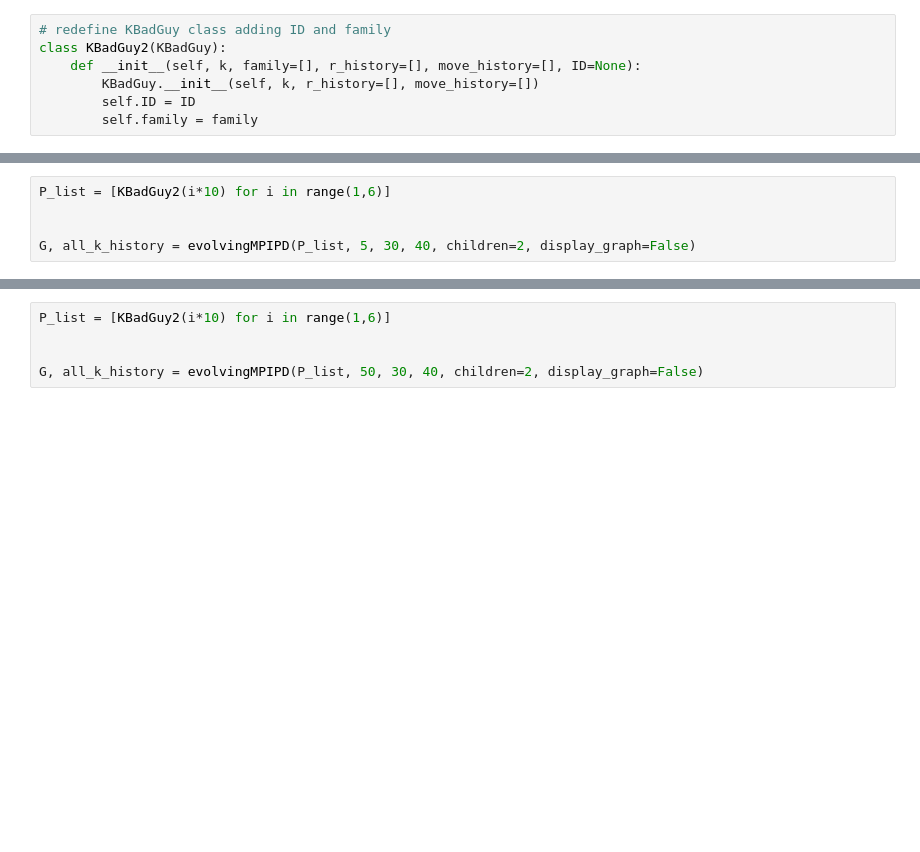
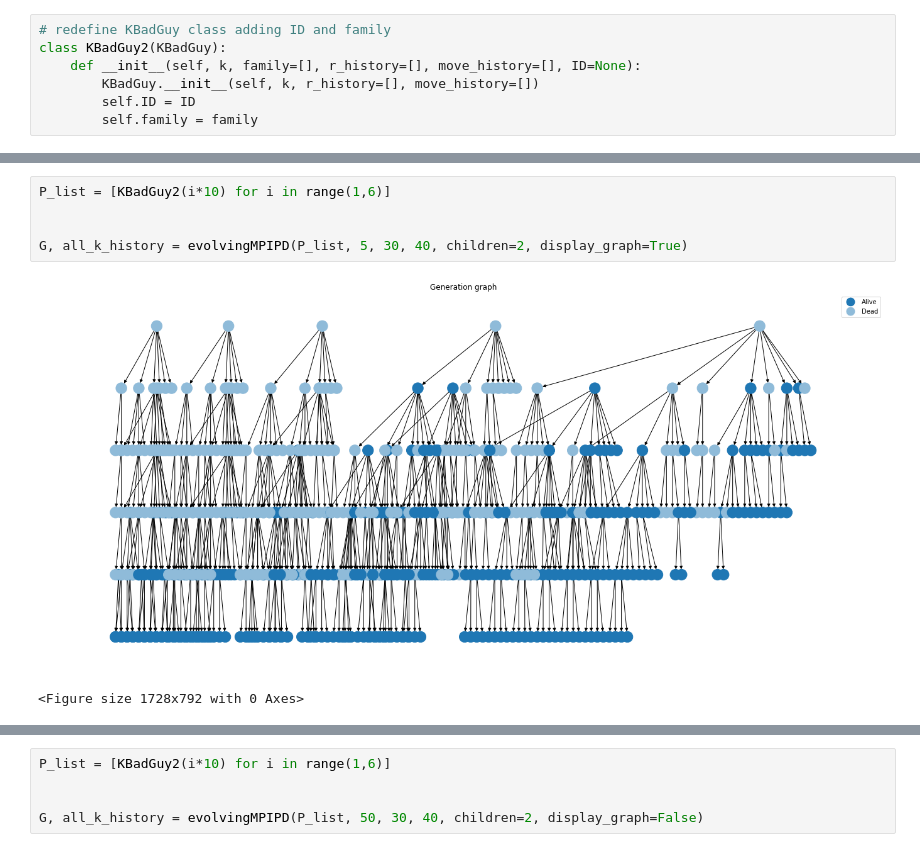
Before and after one commit to donaldssh/Iterative-Prisoners-Dilemma, a Jupyter notebook: Project.ipynb, the cells around one changed output, grey strips where cells are left out. Drawn from its saved outputs; the diff is of its cells as text; blank space fills up the shorter version.

```diff
--- a/Project.ipynb
+++ b/Project.ipynb
@@ -1390,8 +1399,11 @@ def evolvingMPIPD(
 # %%
 P_list = [KBadGuy2(i*10) for i in range(1,6)]
 
 
-G, all_k_history = evolvingMPIPD(P_list, 5, 30, 40, children=2, display_graph=False)
+G, all_k_history = evolvingMPIPD(P_list, 5, 30, 40, children=2, display_graph=True)
+# %% [output]
+[figure, added]
+<Figure size 1728x792 with 0 Axes>
 # %%
 if "graphviz_layout" in dir(nx.drawing.nx_agraph):
     fig, ax = plt.subplots(figsize=(24, 11))
```
Also changed, not shown: parts of 11 cells of this notebook.
